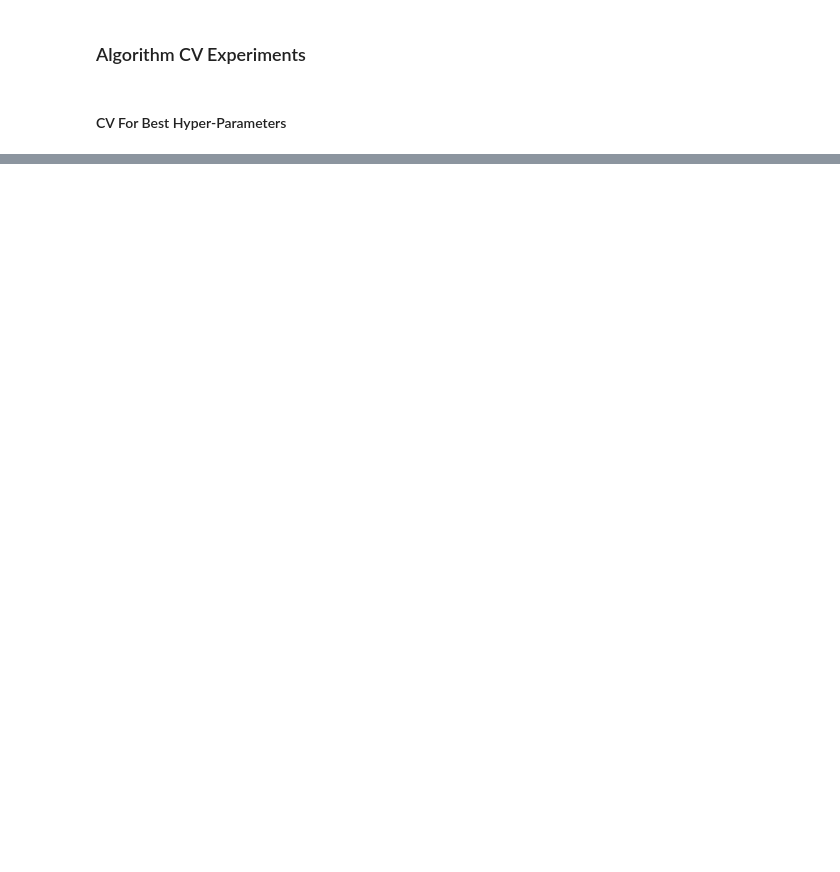
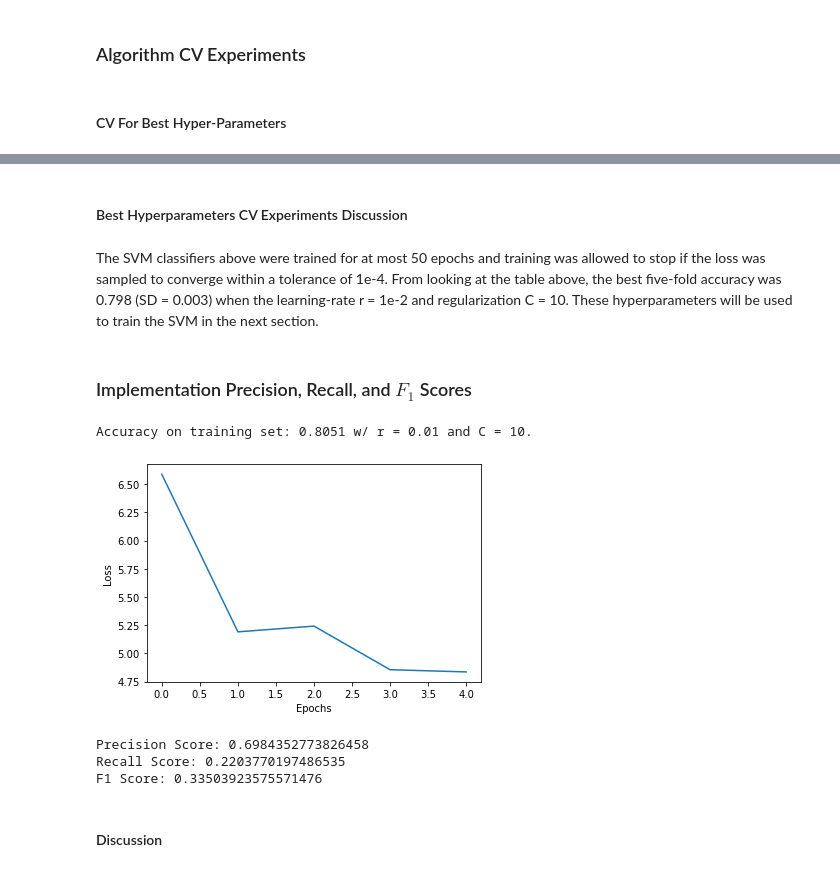
Before and after one commit to CasuallyAlive/ml-projects, a Jupyter notebook: src/hw6/hw6_exp_report.ipynb, the cells around one changed output, grey strips where cells are left out. Saved outputs shown, nothing was run; the diff lists cells and outputs as text; code cells hidden in the pictures; blank space fills up the shorter version.

```diff
--- a/src/hw6/hw6_exp_report.ipynb
+++ b/src/hw6/hw6_exp_report.ipynb
@@ -83,0 +106,6 @@ r=0.0001                  | C=10.0      | 0.22           | 0.004
+# %% [markdown]
+#### Best Hyperparameters CV Experiments Discussion
+# %% [markdown]
+The SVM classifiers above were trained for at most 50 epochs and training was allowed to stop if the loss was sampled to converge within a tolerance of 1e-4. From looking at the table above, the best five-fold accuracy was 0.798 (SD = 0.003) when the learning-rate r = 1e-2 and regularization C = 10. These hyperparameters will be used to train the SVM in the next section.
+# %% [markdown]
+### Implementation Precision, Recall, and $F_1$ Scores
@@ -83,0 +116,21 @@ r=0.0001                  | C=10.0      | 0.22           | 0.004
+# %%
+# Train SVM Classifier
+model_svm = SVM(labels, r=R_SVM_BEST, C=C_SVM_BEST, epochs=5, exit_on_converge=True)
+loss_svm = model_svm.train(X_train, Y_train)
+# %%
+# Print accuracy on testing set.
+acc = calc_acc(model_svm.predict(X_test), Y_test)
+print(f"Accuracy on training set: {acc} w/ r = {R_SVM_BEST} and C = {C_SVM_BEST}.")
+# %% [output]
+Accuracy on training set: 0.8051 w/ r = 0.01 and C = 10.
+# %%
+# Plot Loss function of SVM w/ 'best' Hyperparameters
+epochs_svm = np.arange(len(loss_svm))
+
+plt.plot(epochs_svm, loss_svm)
+
+plt.xlabel('Epochs')
+plt.ylabel('Loss')
+plt.show()
+# %% [output]
+[figure, added]
@@ -84,2 +140,15 @@ r=0.0001                  | C=10.0      | 0.22           | 0.004
+# %%
+# Print F_1, recall, and precision scores
+p_svm = calc_precision(tp_svm, fp_svm)
+rec_svm = calc_recall(tp_svm, fn_svm)
+f1_svm = calc_f1(p_svm, rec_svm)
+
+print(f"Precision Score: {p_svm}")
+print(f"Recall Score: {rec_svm}")
+print(f"F1 Score: {f1_svm}")
+# %% [output]
+Precision Score: 0.6984352773826458
+Recall Score: 0.2203770197486535
+F1 Score: 0.33503923575571476
 # %% [markdown]
-##
+#### Discussion
```
Also changed, not shown: parts of 39 cells of this notebook, 4 other files.
